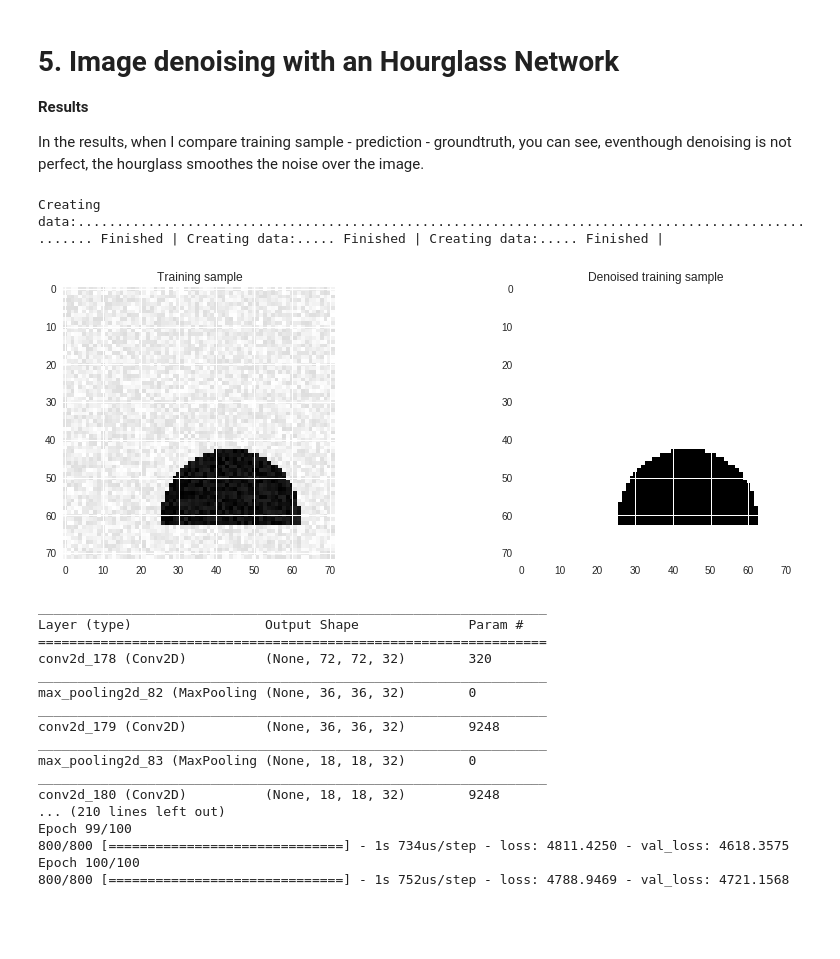
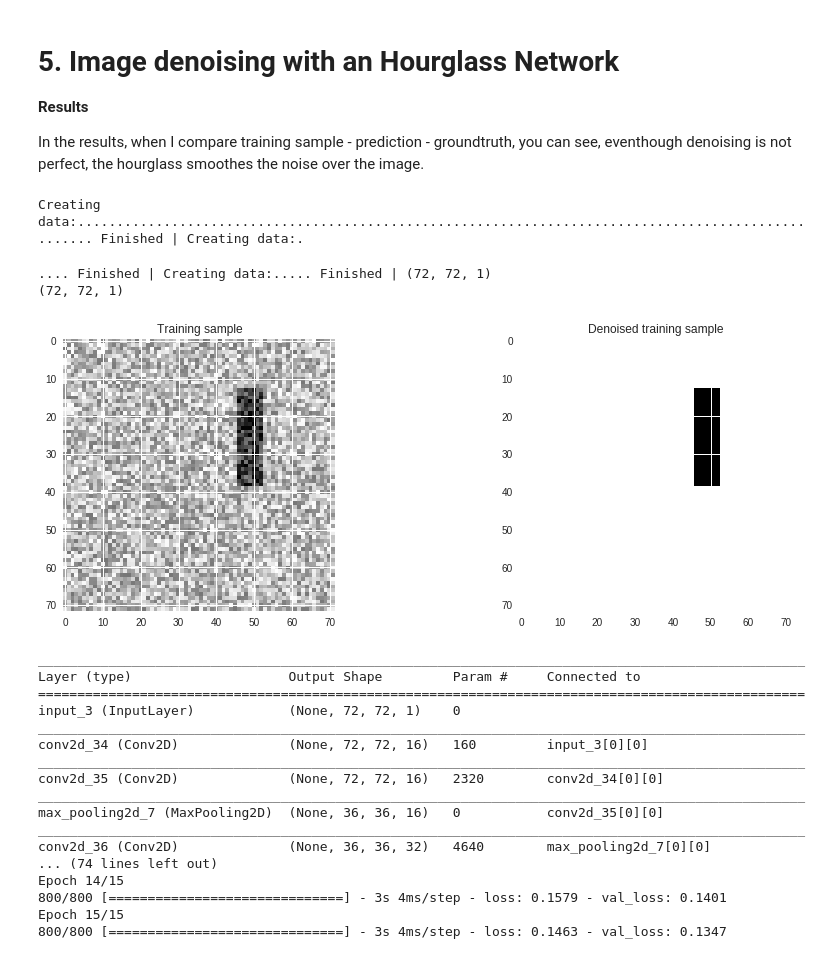
Before and after one commit to smartinot/DL_assignment, a Jupyter notebook: mn1.ipynb, the cells around one changed output. Saved outputs shown, nothing was run; the diff lists cells and outputs as text; code cells hidden in the pictures; blank space fills up the shorter version.

```diff
--- a/mn1.ipynb
+++ b/mn1.ipynb
@@ -445,26 +480,25 @@ def generate_test_set_denoising(n_samples, noise, free_location=False):
 # %%
 n_train = 1000
 n_val = 50
-n_test =50
-noise = 40
+n_test = 50
+noise = 300
 
 X_train, Y_train = generate_dataset_denoising(n_train, noise, True)
 X_val, Y_val = generate_dataset_denoising(n_val, noise, True)
 X_test, Y_test = generate_dataset_denoising(n_test, noise, True)
 
-_, l = X_train.shape
-_, n_classes = Y_train.shape
-rows = int(np.sqrt(l))
-cols = int(np.sqrt(l))
-channels = 1
+print(X_train[0].shape)
+print(Y_train[0].shape)
 
 # Vizualising the training data
 plt.figure(figsize=(15,5))
 plt.subplot(121)
-plt.imshow(X_train[1,:].reshape((rows,cols)), cmap='gray'); plt.title('Training sample')
+plt.imshow(X_train[1,:,:,0], cmap='gray'); plt.title('Training sample')
 plt.subplot(122)
-plt.imshow(Y_train[1,:].reshape((rows,cols)), cmap='gray'); plt.title('Denoised training sample')
+plt.imshow(Y_train[1,:,:,0], cmap='gray'); plt.title('Denoised training sample')
 plt.show()
 # %% [output]
-Creating data:.................................................................................................... Finished | Creating data:..... Finished | Creating data:..... Finished |
+Creating data:.................................................................................................... Finished | Creating data:.
+.... Finished | Creating data:..... Finished | (72, 72, 1)
+(72, 72, 1)
-[figure, old version]
+[figure, new version]
@@ -502,30 +550,30 @@ def my_hourglass(lr=0.02, decay=0, loss='mse'):
 # %%
-hourglass = my_hourglass(lr=0.005, loss='mse')
-n_epochs = 100
+hourglass = my_hourglass()
+n_epochs = 15
 
-his_hourglass = hourglass.fit(X_train_hg, Y_train_hg,
+his_hourglass = hourglass.fit(X_train, Y_train,
                               epochs=n_epochs,
                               batch_size=32,
                               verbose=1,
                               validation_split=0.2)
 # %% [output]
-_________________________________________________________________
-Layer (type)                 Output Shape              Param #
-=================================================================
-conv2d_178 (Conv2D)          (None, 72, 72, 32)        320
-_________________________________________________________________
-max_pooling2d_82 (MaxPooling (None, 36, 36, 32)        0
-_________________________________________________________________
-conv2d_179 (Conv2D)          (None, 36, 36, 32)        9248
-_________________________________________________________________
-max_pooling2d_83 (MaxPooling (None, 18, 18, 32)        0
-_________________________________________________________________
-conv2d_180 (Conv2D)          (None, 18, 18, 32)        9248
-... (210 lines left out)
-Epoch 99/100
-800/800 [==============================] - 1s 734us/step - loss: 4811.4250 - val_loss: 4618.3575
-Epoch 100/100
-800/800 [==============================] - 1s 752us/step - loss: 4788.9469 - val_loss: 4721.1568
+__________________________________________________________________________________________________
+Layer (type)                    Output Shape         Param #     Connected to
+==================================================================================================
+input_3 (InputLayer)            (None, 72, 72, 1)    0
+__________________________________________________________________________________________________
+conv2d_34 (Conv2D)              (None, 72, 72, 16)   160         input_3[0][0]
+__________________________________________________________________________________________________
+conv2d_35 (Conv2D)              (None, 72, 72, 16)   2320        conv2d_34[0][0]
+__________________________________________________________________________________________________
+max_pooling2d_7 (MaxPooling2D)  (None, 36, 36, 16)   0           conv2d_35[0][0]
+__________________________________________________________________________________________________
+conv2d_36 (Conv2D)              (None, 36, 36, 32)   4640        max_pooling2d_7[0][0]
+... (74 lines left out)
+Epoch 14/15
+800/800 [==============================] - 3s 4ms/step - loss: 0.1579 - val_loss: 0.1401
+Epoch 15/15
+800/800 [==============================] - 3s 4ms/step - loss: 0.1463 - val_loss: 0.1347
 # %%
 # Plotting the learning curve
 hg_loss = his_hourglass.history['loss']
```
Also changed, not shown: parts of 14 cells of this notebook.
